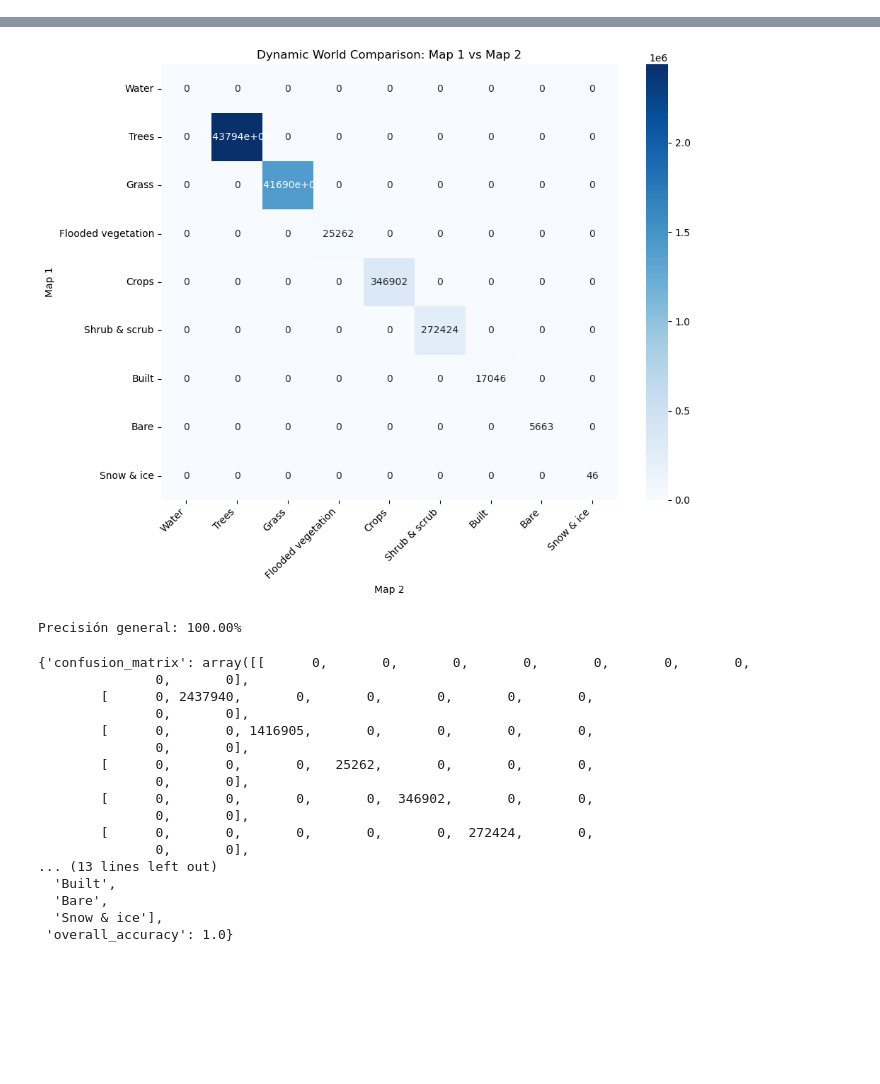
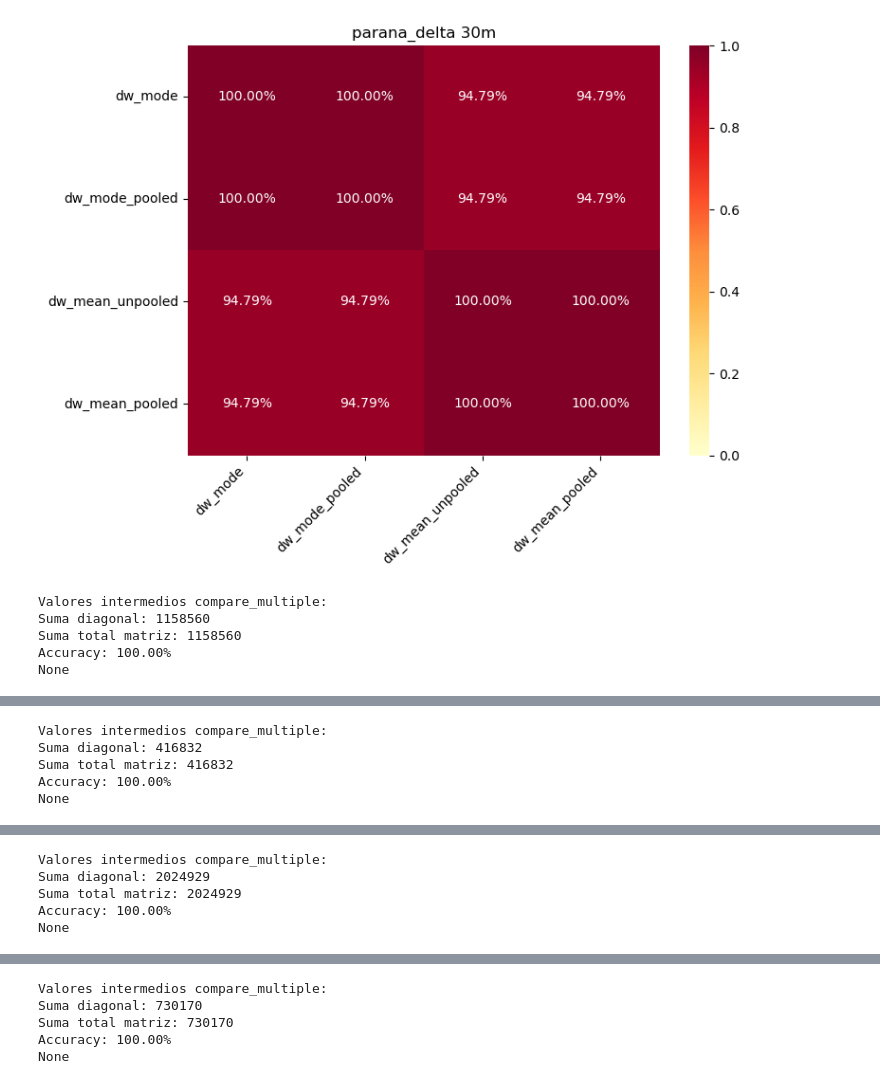
Before and after one commit to SantiRimedio/Tesina, a Jupyter notebook: validación_test.ipynb, the cells around one changed output, grey strips where cells are left out. Cells and saved outputs as stored; diff of their text form; code cells hidden in the pictures; blank space fills up the shorter version.

```diff
--- a/validación_test.ipynb
+++ b/validación_test.ipynb
@@ -8,12 +8,18 @@ from function_utils import compare_dw_maps, compare_dw_esa
 # %%
-# Set area type
-area_type = "parana_delta"
-#area_type = "border_area"
+for area_type in ["parana_delta","border_area"]:
+    for resolution in ["30m","50m"]:
+        # Construct paths based on area type
+        dw_mode =          fr"/Users/santi/DataspellProjects/Tesina/Scripts/Data/DW/2020_{area_type}_mode_{resolution}.nc"
+        dw_mode_pooled =   fr"/Users/santi/DataspellProjects/Tesina/Scripts/Data/DW/2020_{area_type}_mode_pooled_{resolution}.nc"
+        dw_mean_pooled =   fr"/Users/santi/DataspellProjects/Tesina/Scripts/Data/DW/2020_{area_type}_mean_pooled_{resolution}.nc"
+        dw_mean_unpooled = fr"/Users/santi/DataspellProjects/Tesina/Scripts/Data/DW/2020_{area_type}_mean_unpooled_{resolution}.nc"
+        ESA =              fr"/Users/santi/DataspellProjects/Tesina/Scripts/Data/ESA/{area_type}_worldcover_{resolution}.nc"
 
-
-# Construct paths based on area type
-dw_mode =          fr"/Users/santi/DataspellProjects/Tesina/Scripts/Data/DW/2020_{area_type}_mode.nc"
-dw_mode_pooled =   fr"/Users/santi/DataspellProjects/Tesina/Scripts/Data/DW/2020_{area_type}_mode_pooled_30m.nc"
-dw_mean_pooled =   fr"/Users/santi/DataspellProjects/Tesina/Scripts/Data/DW/2020_{area_type}_mean_pooled_30m.nc"
-dw_mean_unpooled = fr"/Users/santi/DataspellProjects/Tesina/Scripts/Data/DW/2020_{area_type}_mean_pooled_30m.nc"
-ESA =              fr"/Users/santi/DataspellProjects/Tesina/Scripts/Data/ESA/{area_type}_worldcover.nc"
+        print(compare_multiple_dw([dw_mode,dw_mode_pooled,dw_mean_unpooled,dw_mean_pooled],names=["dw_mode","dw_mode_pooled","dw_mean_unpooled","dw_mean_pooled"], title=f"{area_type} {resolution}"))
+# %% [output]
+[figure, added]
+Valores intermedios compare_multiple:
+Suma diagonal: 1158560
+Suma total matriz: 1158560
+Accuracy: 100.00%
+None
@@ -19,0 +27,5 @@ ESA =              fr"/Users/santi/DataspellProjects/Tesina/Scripts/Data/ESA/{ar
+Valores intermedios compare_multiple:
+Suma diagonal: 416832
+Suma total matriz: 416832
+Accuracy: 100.00%
+None
@@ -19,0 +33,5 @@ ESA =              fr"/Users/santi/DataspellProjects/Tesina/Scripts/Data/ESA/{ar
+Valores intermedios compare_multiple:
+Suma diagonal: 2024929
+Suma total matriz: 2024929
+Accuracy: 100.00%
+None
@@ -20,25 +39,5 @@ ESA =              fr"/Users/santi/DataspellProjects/Tesina/Scripts/Data/ESA/{ar
+Valores intermedios compare_multiple:
+Suma diagonal: 730170
+Suma total matriz: 730170
+Accuracy: 100.00%
+None
-# %%
-compare_dw_maps(
-    dw_mode,
-    dw_mode_pooled,
-)
-# %% [output]
-[figure, removed]
-Precisión general: 100.00%
-{'confusion_matrix': array([[      0,       0,       0,       0,       0,       0,       0,
-               0,       0],
-        [      0, 2437940,       0,       0,       0,       0,       0,
-               0,       0],
-        [      0,       0, 1416905,       0,       0,       0,       0,
-               0,       0],
-        [      0,       0,       0,   25262,       0,       0,       0,
-               0,       0],
-        [      0,       0,       0,       0,  346902,       0,       0,
-               0,       0],
-        [      0,       0,       0,       0,       0,  272424,       0,
-               0,       0],
-... (13 lines left out)
-  'Built',
-  'Bare',
-  'Snow & ice'],
- 'overall_accuracy': 1.0}
```
Also changed, not shown: parts of 8 cells of this notebook, 20 other files.
